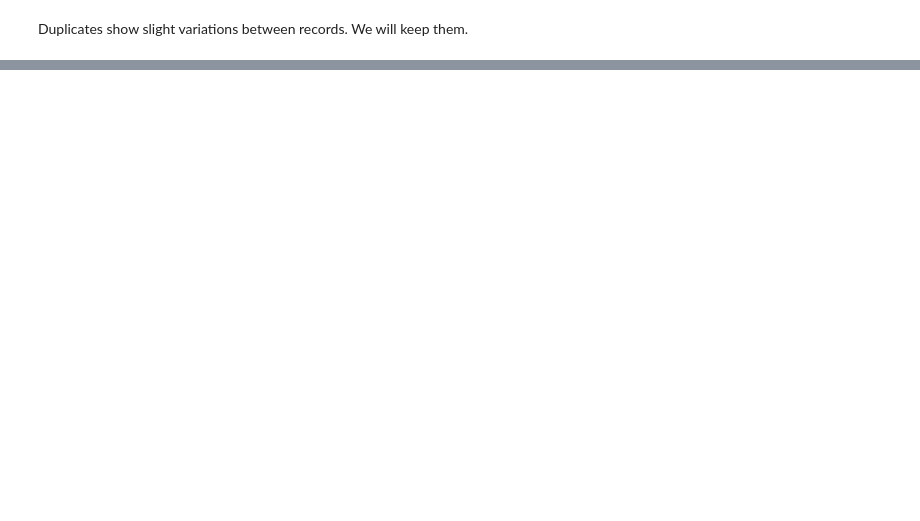
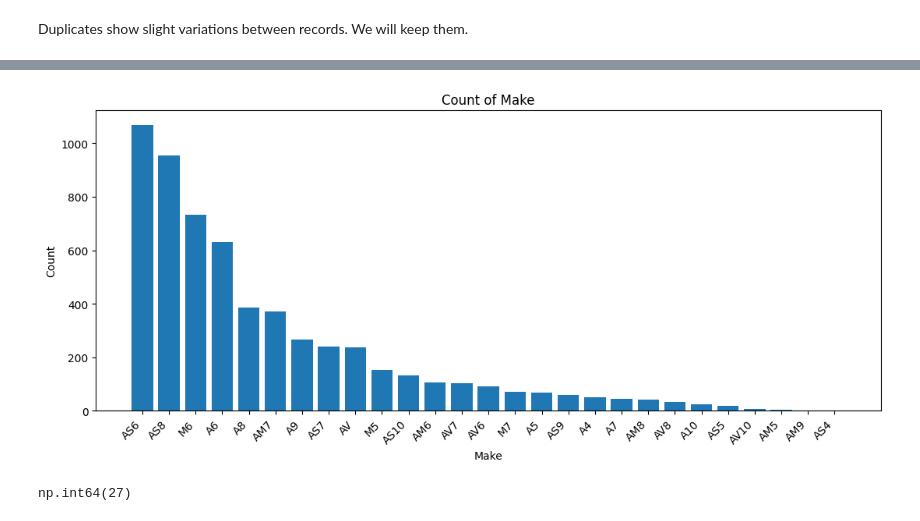
Before and after one commit to JavenMW/Emissions, a Jupyter notebook: Cleaning.ipynb, the cells around one changed output, grey strips where cells are left out. Drawn from its saved outputs; the diff is of its cells as text; code cells hidden in the pictures; blank space fills up the shorter version.

```diff
--- a/Cleaning.ipynb
+++ b/Cleaning.ipynb
@@ -210,0 +228,6 @@ Name: count, Length: 1102, dtype: int64
+# %%
+train_unique_models = train_df['Model'].value_counts()
+
+# What we do to our training data set we must do to our test data set
+test_unique_models = test_df['Model'].value_counts()
+train_unique_models
@@ -210,0 +297,11 @@ Name: count, Length: 1102, dtype: int64
+# %%
+models = train_df['Model']
+train_df2 = train_df.copy()
+
+for model in models:
+    if model in low_freq_models:
+        train_df2['Model'] = train_df2['Model'].replace(model, 'Other')
+
+
+print(f'Amount of unique values before: {train_df['Model'].nunique()} and after {train_df2['Model'].nunique()}')
+train_df2[train_df2['Model'] == 'Other']
@@ -210,0 +364,15 @@ Name: count, Length: 1102, dtype: int64
+# %%
+value_counts = train_df2['Transmission'].value_counts()
+# Showing distribution for Make
+plt.figure(figsize=(13,5))
+plt.bar(value_counts.index, value_counts.values)
+plt.xlabel('Make')
+plt.xticks(rotation=45, ha='right')
+plt.ylabel('Count')
+plt.title('Count of Make')
+plt.show()
+
+value_counts.count()
+# %% [output]
+[figure, added]
+np.int64(27)
```
Also changed, not shown: parts of 35 cells of this notebook.
